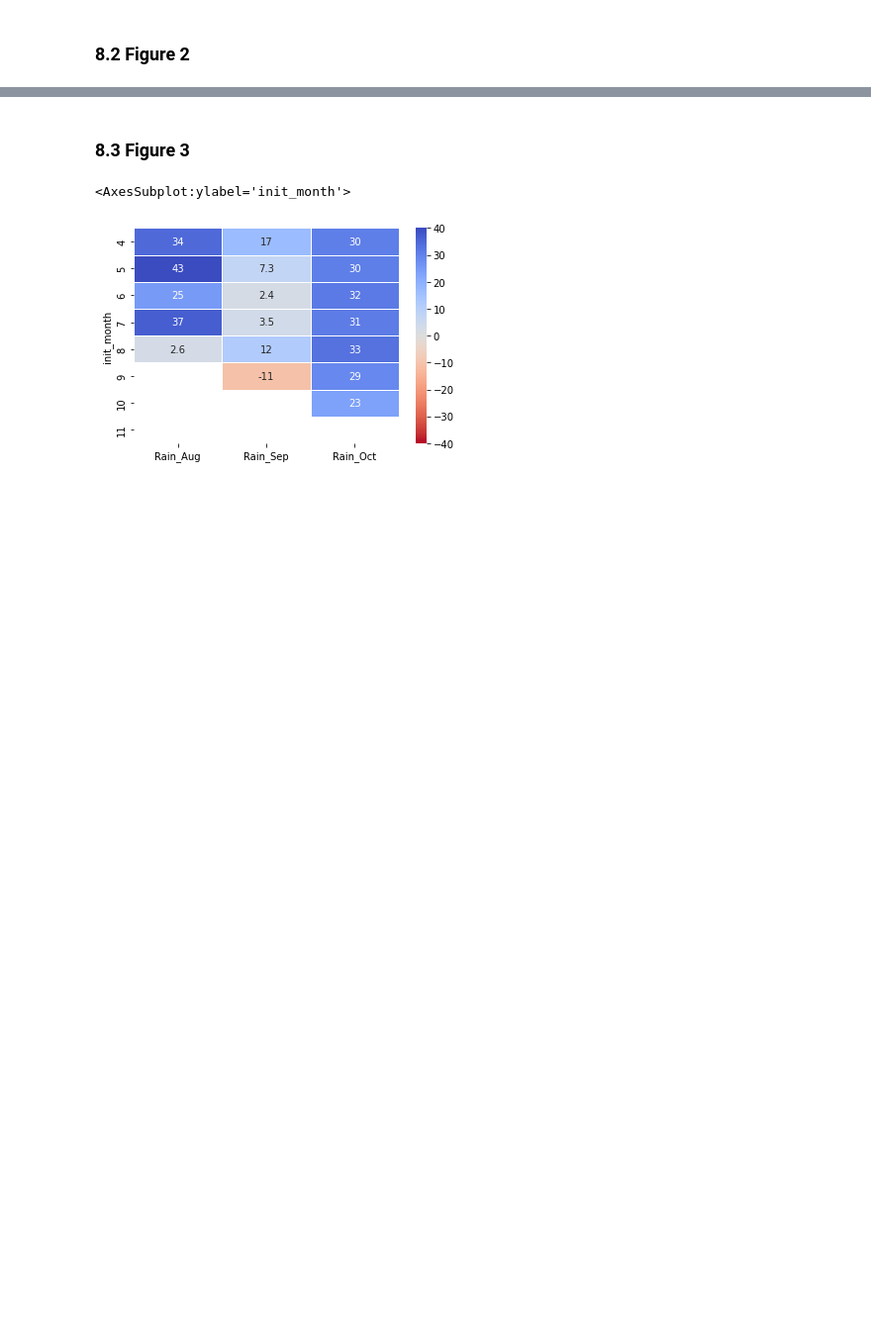
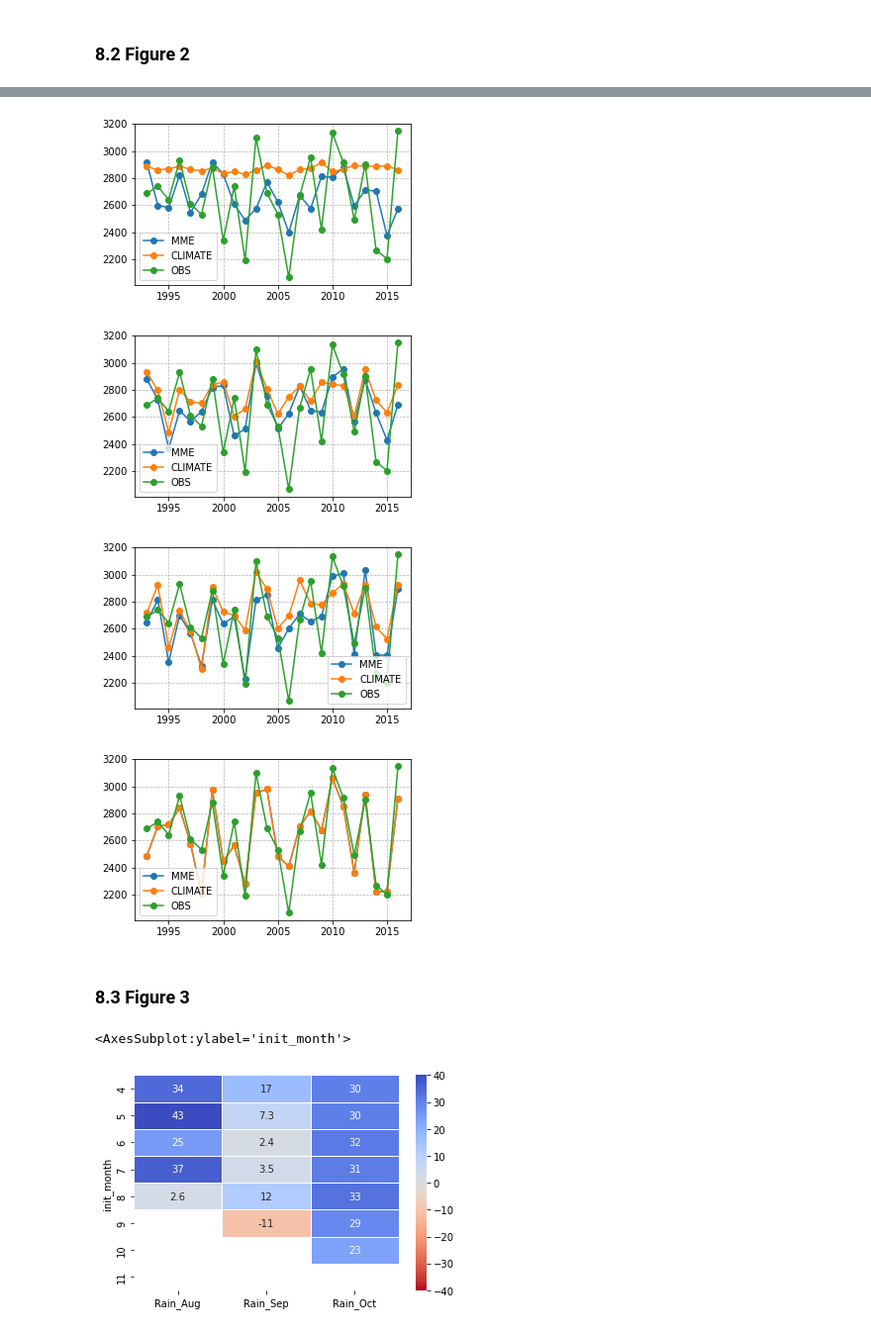
Before and after one commit to mzachow/wheat-yield-forecast-brazil, a Jupyter notebook: climatology_vs_seasonal_forecasts.ipynb, the cells around one changed output, grey strips where cells are left out. Shown at 99% size. Saved outputs shown, nothing was run; the diff lists cells and outputs as text; code cells hidden in the pictures; blank space fills up the shorter version.

```diff
--- a/climatology_vs_seasonal_forecasts.ipynb
+++ b/climatology_vs_seasonal_forecasts.ipynb
@@ -185,18 +236,2 @@ ax.grid('on', which='both', axis='x', linestyle='--', linewidth=.7)
 # %% [markdown]
 ### 8.2 Figure 2
-# %%
-models = ["MME", "CLIMATE"]
-init_months = list(range(8,12))
-for im in init_months:
-    results = pd.DataFrame(0, index=models + ["OBS"], columns=list(range(1993,2017)))
-    for model in models:
-        res = hf.kfold_cross_validation(kfold_cv_dataset_national, model=model, init=im)
-        #print(res["yield"].mean())
-        results.loc["OBS", :] = res["yield"].values
-        results.loc[model, :] = res["predicted"].values
-    ax = results.transpose().plot(figsize=(9,5), marker='o')
-    ax.grid('on', which='both', axis='y', linestyle='--', linewidth=.7)
-    ax.grid('on', which='both', axis='x', linestyle='--', linewidth=.7)
-    name = str(im)
-    #plt.savefig(name + ".svg")
-    plt.show()
@@ -208,3 +238,24 @@ for im in init_months:
+# %%
+models = ["MME", "CLIMATE"]
+init_months = list(range(8,12))
+for im in init_months:
+    results = pd.DataFrame(0, index=models + ["OBS"], columns=list(range(1993,2017)))
+    for model in models:
+        res = hf.kfold_cross_validation(kfold_cv_dataset, model=model, init=im, no_of_features=8)
+        #print(res["yield"].mean())
+        results.loc["OBS", :] = res["yield"].values
+        results.loc[model, :] = res["predicted"].values
+    ax = results.transpose().plot(figsize=(5,3), marker='o')
+    ax.grid('on', which='both', axis='y', linestyle='--', linewidth=.7)
+    ax.grid('on', which='both', axis='x', linestyle='--', linewidth=.7)
+    name = str(im)
+    #plt.savefig(name + ".svg")
+    plt.show()
+# %% [output]
+[figure, added]
+[figure, added]
+[figure, added]
+[figure, added]
 # %% [markdown]
 ### 8.3 Figure 3
 # %%
```
Also changed, not shown: parts of 41 cells of this notebook, 26 other files.
